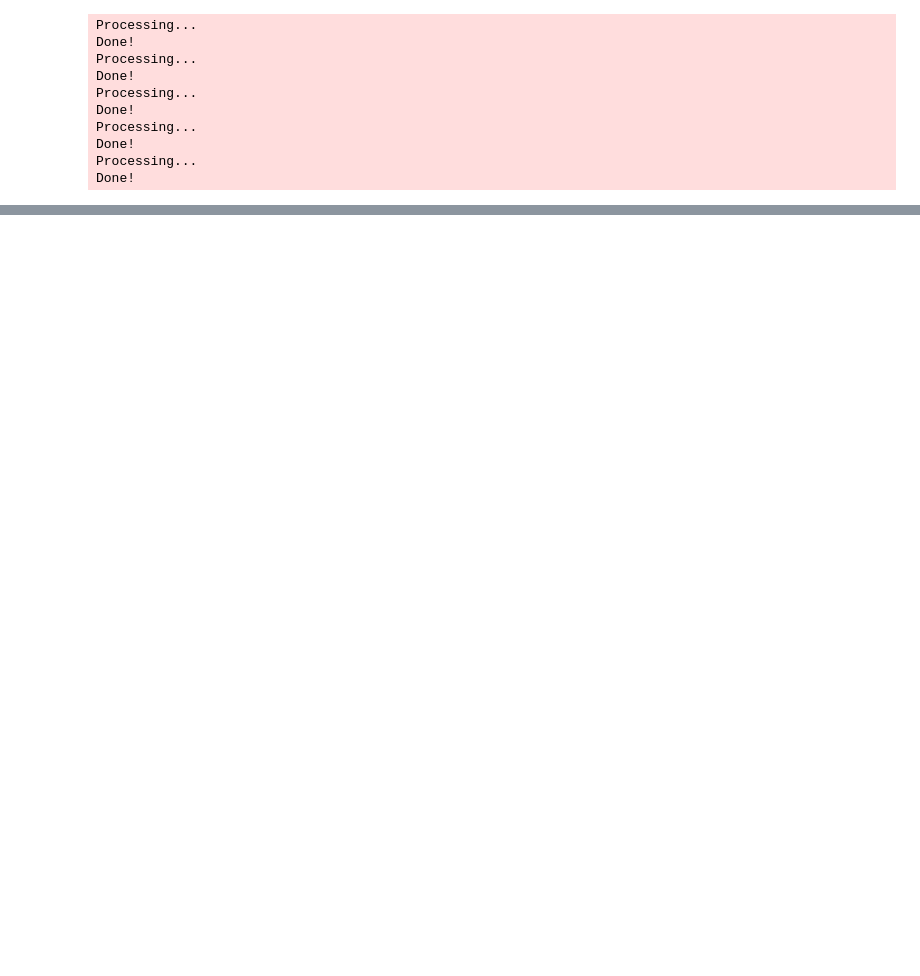
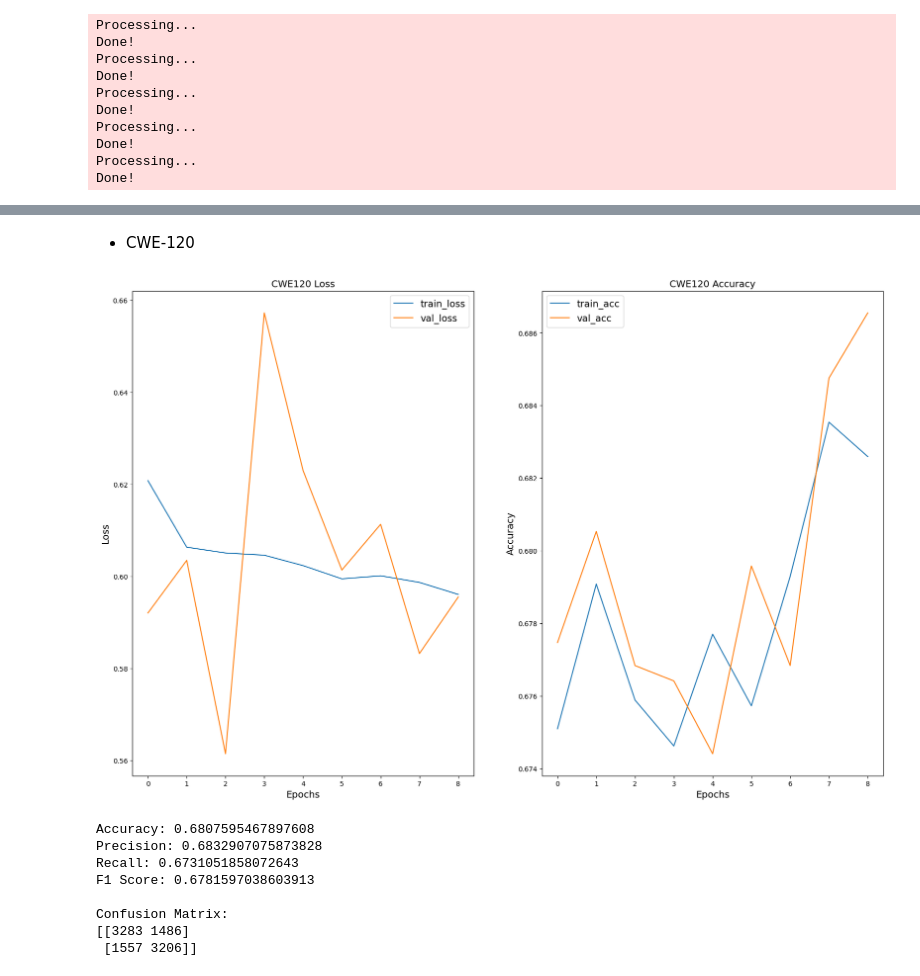
Before and after one commit to Singularitty/AdvancedMachineLearning, a Jupyter notebook: Project/project.ipynb, the cells around one changed output, grey strips where cells are left out. Saved outputs shown, nothing was run; the diff lists cells and outputs as text; code cells hidden in the pictures; blank space fills up the shorter version.

```diff
--- a/Project/project.ipynb
+++ b/Project/project.ipynb
@@ -307,0 +595,12 @@ If you want to work on this you must first transfer the pre-processed dataset
+# %%
+model_CWE120 = GCN().to(device)
+optimizer_CWE120 = torch.optim.Adam(model_CWE120.parameters(), lr=0.01)
+
+train_losses_CWE120, val_losses_CWE120, train_acc_list_CWE120, val_acc_list_CWE120 = train_evaluate_GNN(
+    train_loader=train_loader_CWE120,
+    val_loader=val_loader_CWE120,
+    device=device,
+    model=model_CWE120,
+    optimizer=optimizer_CWE120,
+    loss_fn=loss_fn
+)
@@ -307,0 +770,17 @@ If you want to work on this you must first transfer the pre-processed dataset
+# %% [markdown]
+- CWE-120
+# %%
+val_losses_CWE120 = [x.item() for x in val_losses_CWE120] # Transfer values from gpu to cpu
+plot_curves(train_losses_CWE120, val_losses_CWE120, train_acc_list_CWE120, val_acc_list_CWE120, "CWE120")
+test_loader_all_120 = DataLoader(test_graphCWE120, batch_size=len(test_graphCWE120), drop_last=True, shuffle=True)
+print_metrics(test_loader_all_120, model_CWE120)
+# %% [output]
+[figure, added]
+Accuracy: 0.6807595467897608
+Precision: 0.6832907075873828
+Recall: 0.6731051858072643
+F1 Score: 0.6781597038603913
+
+Confusion Matrix:
+[[3283 1486]
+ [1557 3206]]
```
Also changed, not shown: parts of 103 cells of this notebook.
